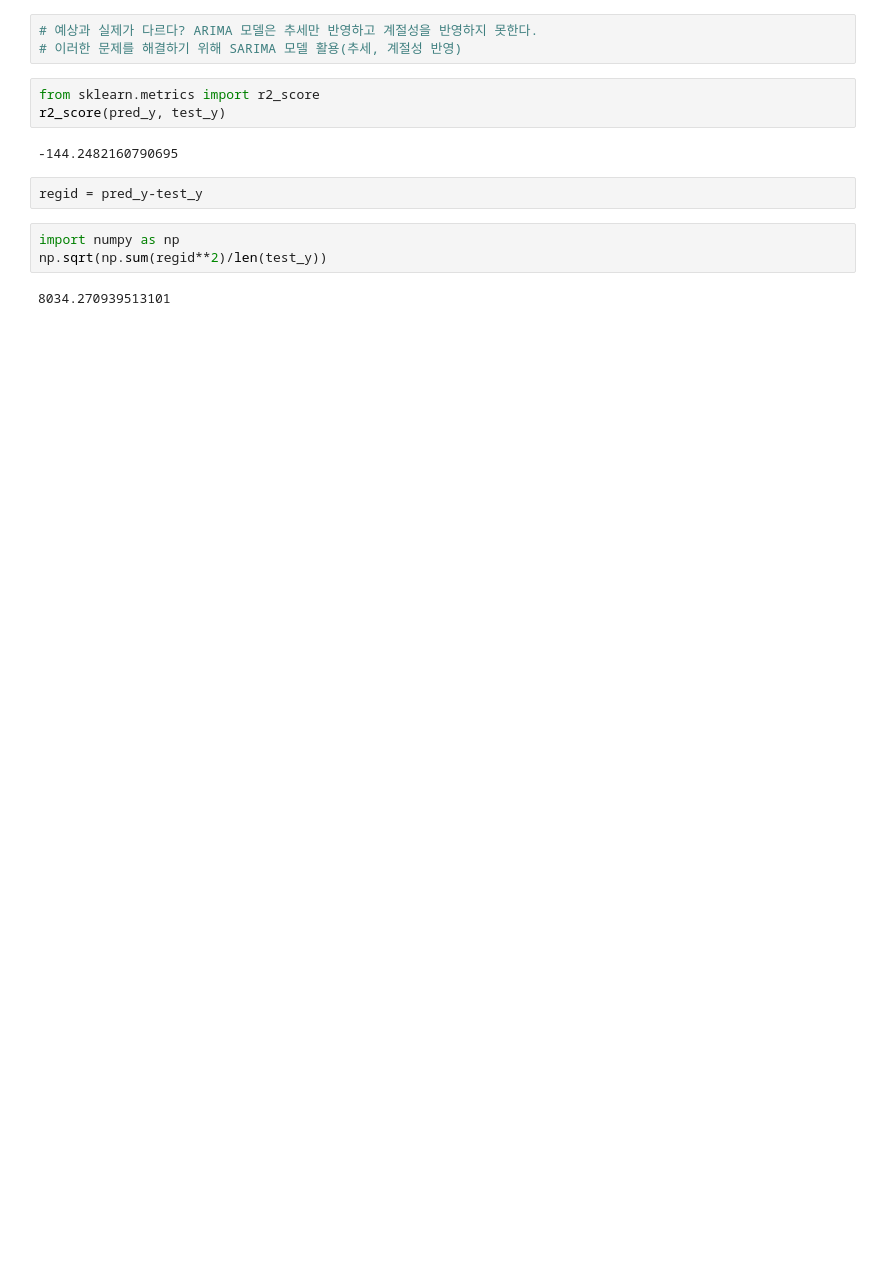
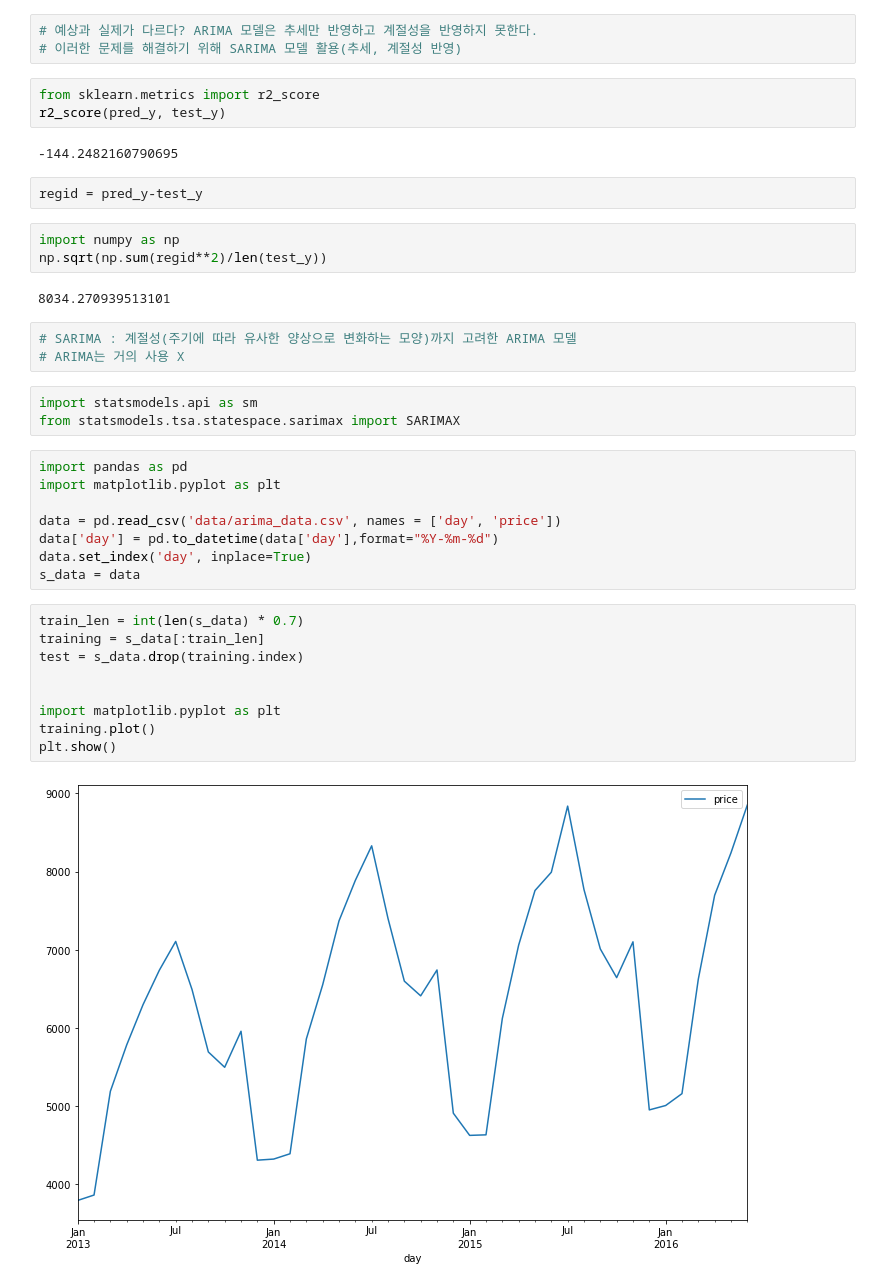
Before and after one commit to blackbutterfly0852/ADP_2, a Jupyter notebook: 220928_9_통계분석.ipynb, the cells around one changed output. Saved outputs shown, nothing was run; the diff lists cells and outputs as text; blank space fills up the shorter version.

```diff
--- a/220928_9_통계분석.ipynb
+++ b/220928_9_통계분석.ipynb
@@ -266,3 +266,28 @@ import numpy as np
 np.sqrt(np.sum(regid**2)/len(test_y))
 # %% [output]
 8034.270939513101
+# %%
+# SARIMA : 계절성(주기에 따라 유사한 양상으로 변화하는 모양)까지 고려한 ARIMA 모델
+# ARIMA는 거의 사용 X
+# %%
+import statsmodels.api as sm
+from statsmodels.tsa.statespace.sarimax import SARIMAX
+# %%
+import pandas as pd
+import matplotlib.pyplot as plt
+
+data = pd.read_csv('data/arima_data.csv', names = ['day', 'price'])
+data['day'] = pd.to_datetime(data['day'],format="%Y-%m-%d")
+data.set_index('day', inplace=True)
+s_data = data
+# %%
+train_len = int(len(s_data) * 0.7)
+training = s_data[:train_len]
+test = s_data.drop(training.index)
+
+
+import matplotlib.pyplot as plt
+training.plot()
+plt.show()
+# %% [output]
+[figure, added]
```
Also changed, not shown: parts of 8 cells of this notebook.
